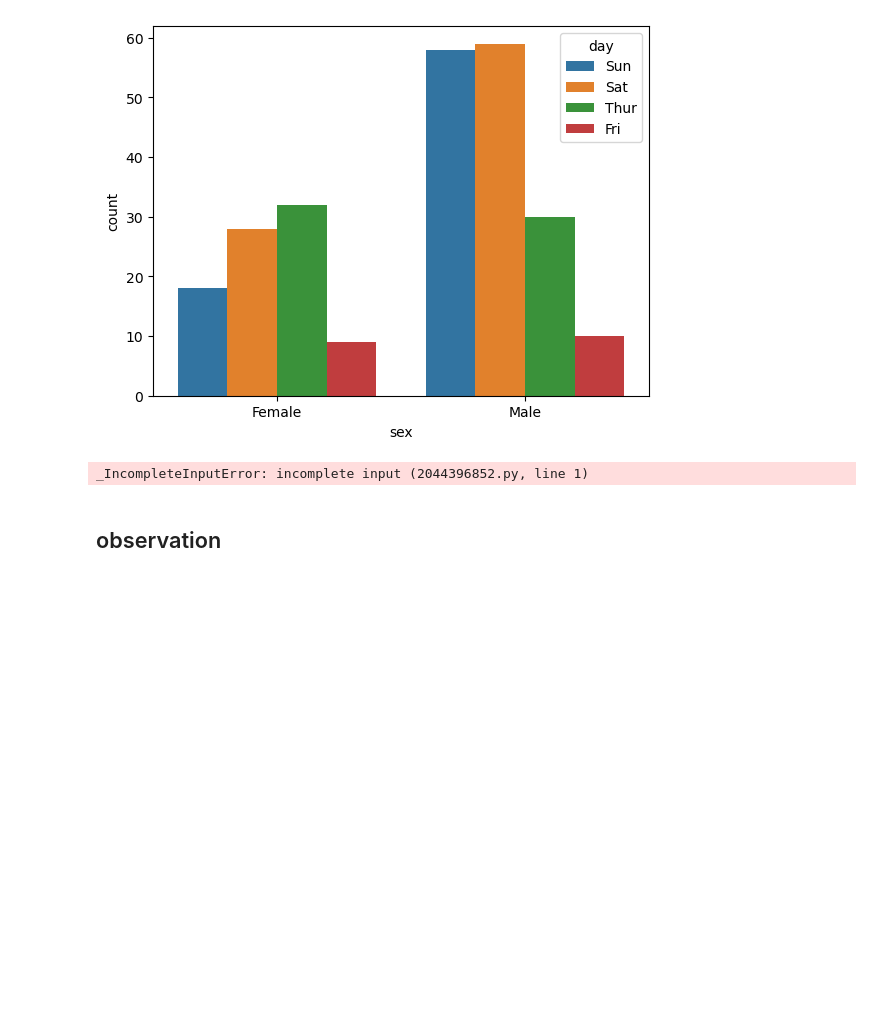
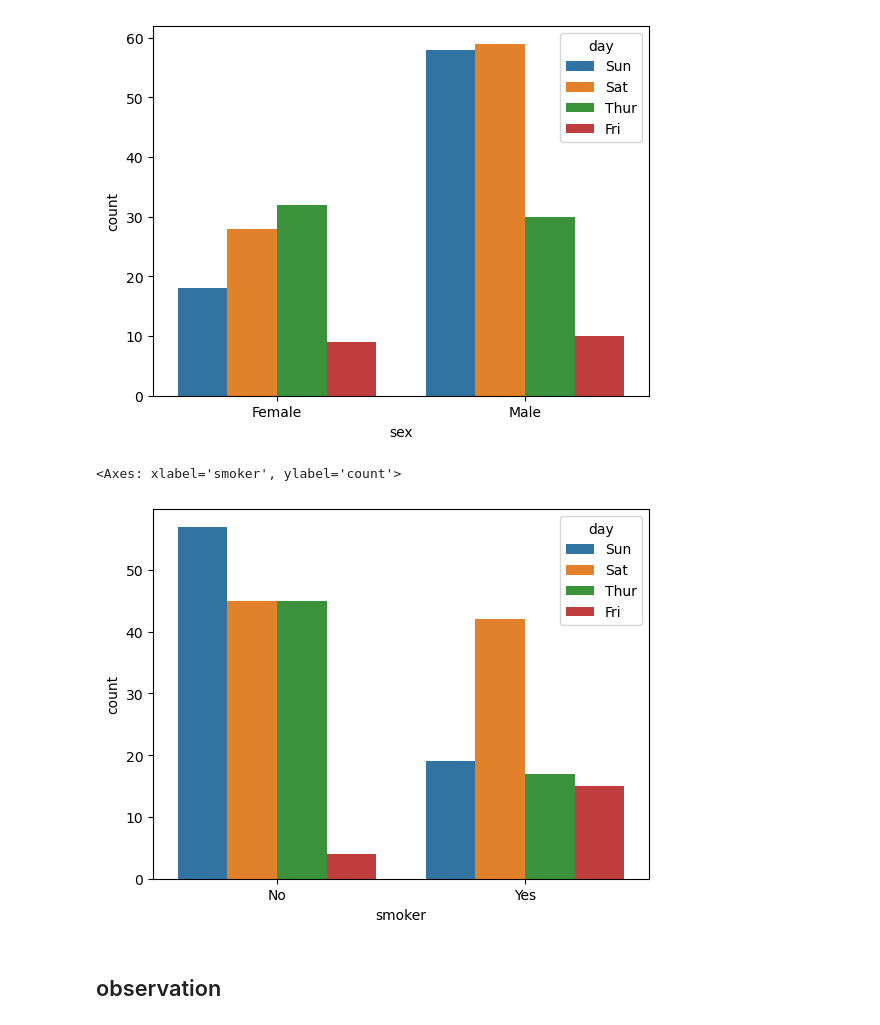
Before and after one commit to kishanmanna98-jpg/matplotlib, a Jupyter notebook: tip.ipynb, the cells around one changed output. Drawn from its saved outputs; the diff is of its cells as text; code cells hidden in the pictures; blank space fills up the shorter version.

```diff
--- a/tip.ipynb
+++ b/tip.ipynb
@@ -61,9 +61,10 @@ sns.countplot(data=a,x=a['sex'],hue=a['day'])
 <Axes: xlabel='sex', ylabel='count'>
 [figure]
 # %%
-sns.countplot(data=a,x=a['smoker'],hue=a['day']
+sns.countplot(data=a,x=a['smoker'],hue=a['day'])
 # %% [output]
-_IncompleteInputError: incomplete input (2044396852.py, line 1)
+<Axes: xlabel='smoker', ylabel='count'>
+[figure, added]
 # %% [markdown]
 ## observation
 # %% [markdown]
```
